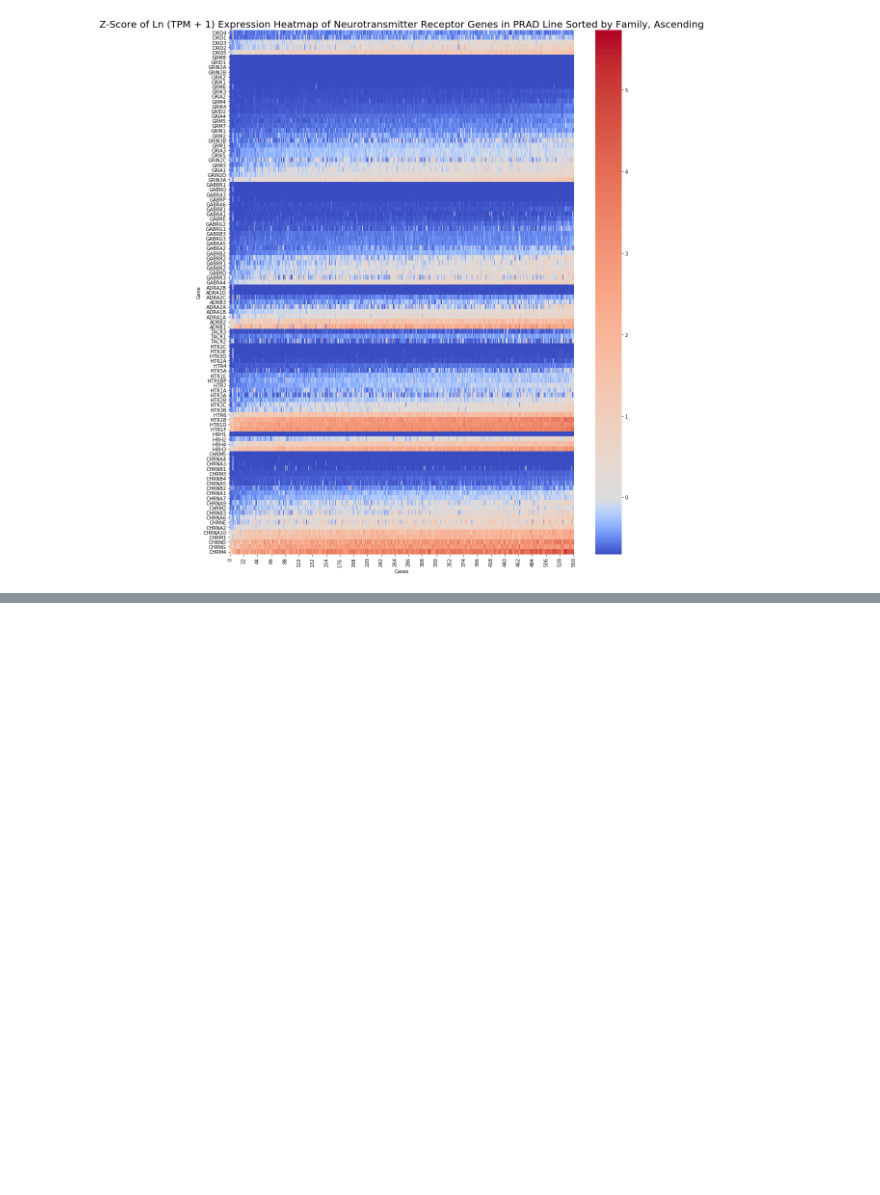
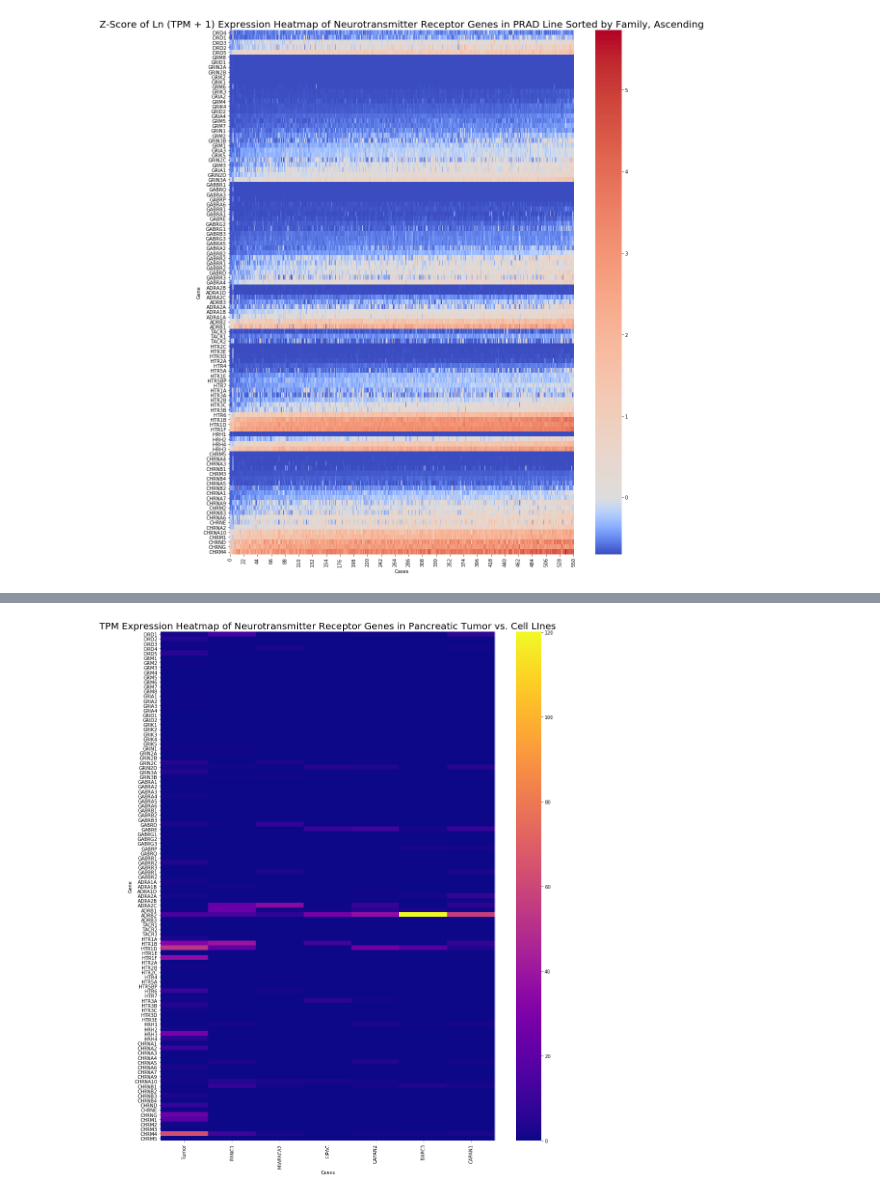
Before and after one commit to sophiaho/broad-work, a Jupyter notebook: cancer_cell_lines_data.ipynb, the cells around one changed output, grey strips where cells are left out. Saved outputs shown, nothing was run; the diff lists cells and outputs as text; code cells hidden in the pictures; blank space fills up the shorter version.

```diff
--- a/cancer_cell_lines_data.ipynb
+++ b/cancer_cell_lines_data.ipynb
@@ -350,0 +405,2 @@ draw_expression_log_heatmap(prad_tpm, prad_tpm['hgnc_symbol'].tolist(), 'natural
+# %%
+panc_tpm = make_tpm(panc_all)
@@ -350,0 +423,22 @@ draw_expression_log_heatmap(prad_tpm, prad_tpm['hgnc_symbol'].tolist(), 'natural
+# %%
+# here we are importing the tpm file from cancer_expression_heatmap.ipynb so we have the tpm of the paad cohort
+# we're averaging across rows and then creating a new table with just the average
+def average_tpm(file):
+    table = pd.read_csv(file)
+    table.drop('Unnamed: 0', axis=1, inplace=True)
+    hgnc = table['hgnc_symbol']
+    table.drop('hgnc_symbol', axis=1, inplace=True)
+    table['Tumor'] = table.mean(axis=1)
+    averaged = table[['Tumor']].copy()
+    averaged.insert(0, 'hgnc_symbol', hgnc)
+    averaged_filtered = filter_genes_of_interest(averaged)
+    averaged_sorted = sort_genes_of_interest(averaged_filtered)
+    return averaged_sorted
+# %%
+tumor_tpm = average_tpm('datasets/tpm_rnaseq_values.csv')
+# %%
+tumor_panc_tpm = pd.merge(tumor_tpm, panc_tpm, on='hgnc_symbol')
+# %%
+draw_expression_heatmap(tumor_panc_tpm, tumor_panc_tpm['hgnc_symbol'].tolist(), 'plasma', 'TPM Expression Heatmap of Neurotransmitter Receptor Genes in Pancreatic Tumor vs. Cell LInes', 16, 20)
+# %% [output]
+[figure, added]
```
Also changed, not shown: parts of 13 cells of this notebook, 1 other file.
